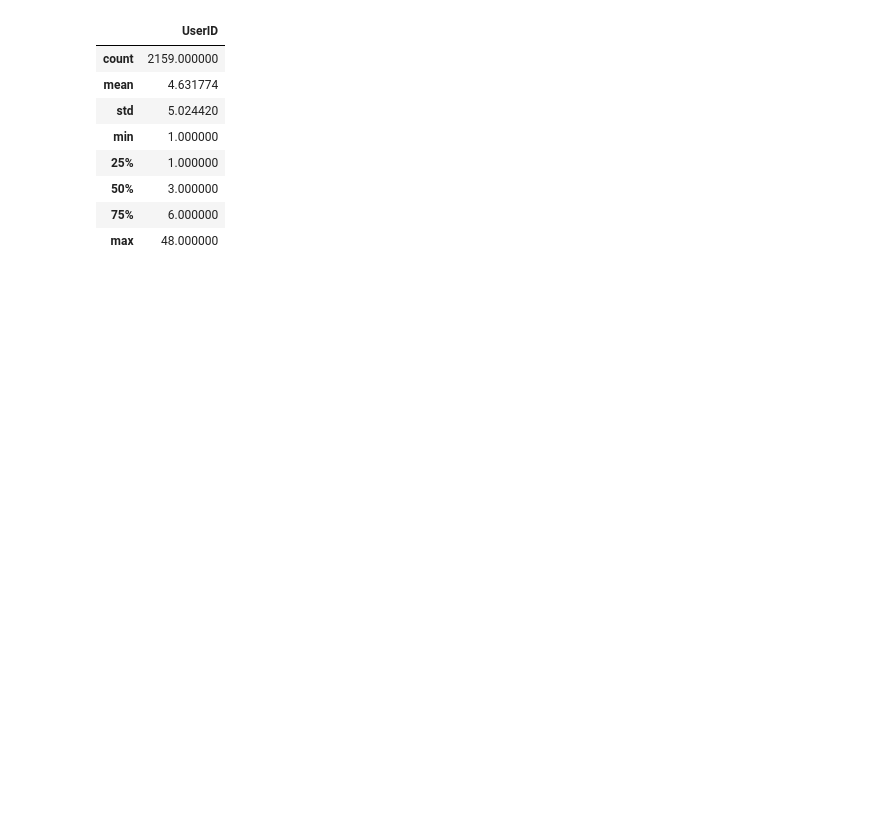
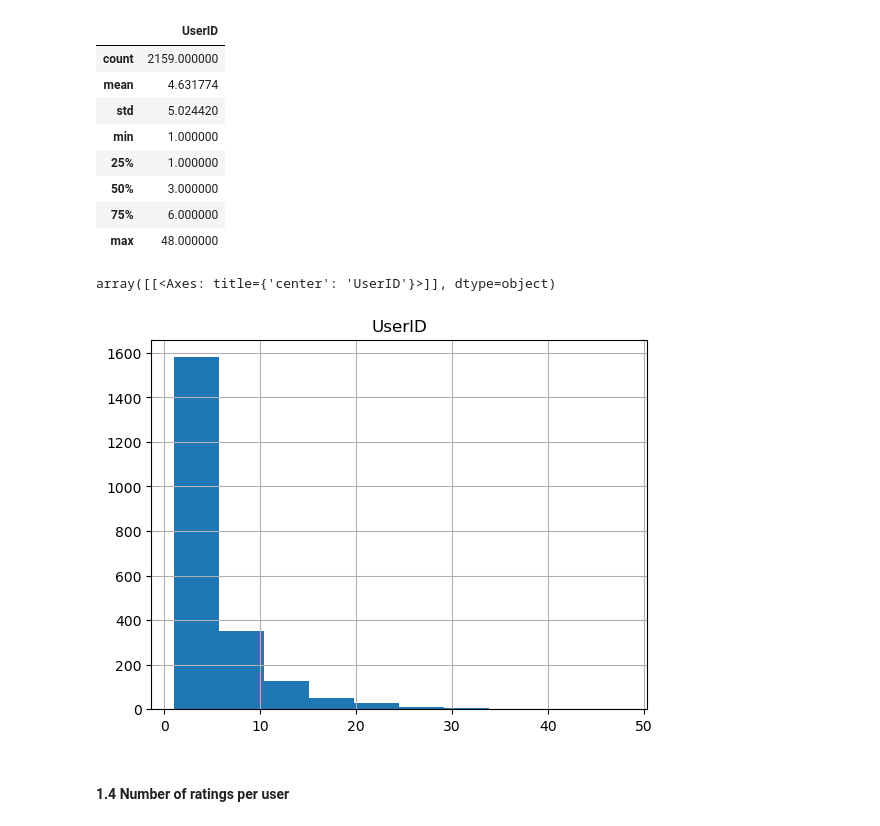
Before and after one commit to smazoyerdatascience/Recommender_systems, a Jupyter notebook: Notebooks/EDA_ratings.ipynb, the cells around one changed output. Saved outputs shown, nothing was run; the diff lists cells and outputs as text; code cells hidden in the pictures; blank space fills up the shorter version.

Commit message:
end of ratings EDA

```diff
--- a/Notebooks/EDA_ratings.ipynb
+++ b/Notebooks/EDA_ratings.ipynb
@@ -81,3 +99,10 @@ nb_ratings_per_movie.describe()
 | 50% | 3.000000 |
 | 75% | 6.000000 |
 | max | 48.000000 |
+# %%
+nb_ratings_per_movie.hist()
+# %% [output]
+array([[<Axes: title={'center': 'UserID'}>]], dtype=object)
+[figure, added]
+# %% [markdown]
+#### 1.4 Number of ratings per user
```
Also changed, not shown: parts of 9 cells of this notebook.
